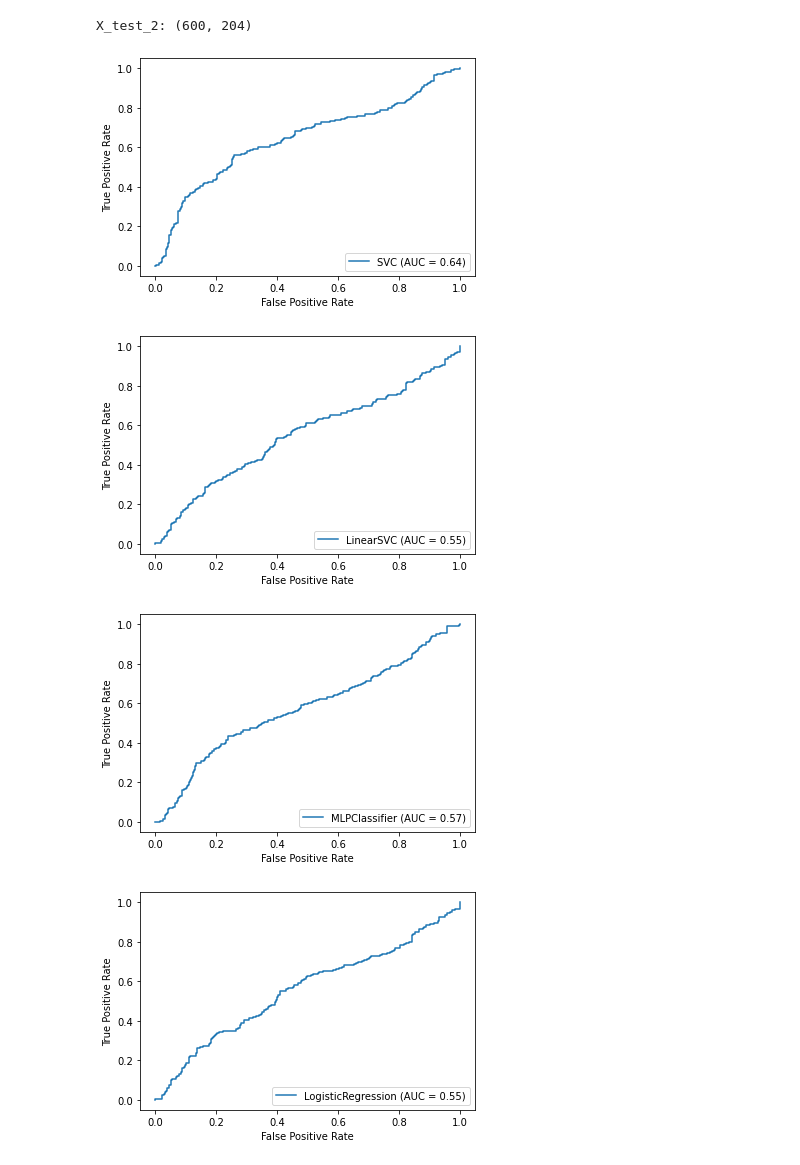
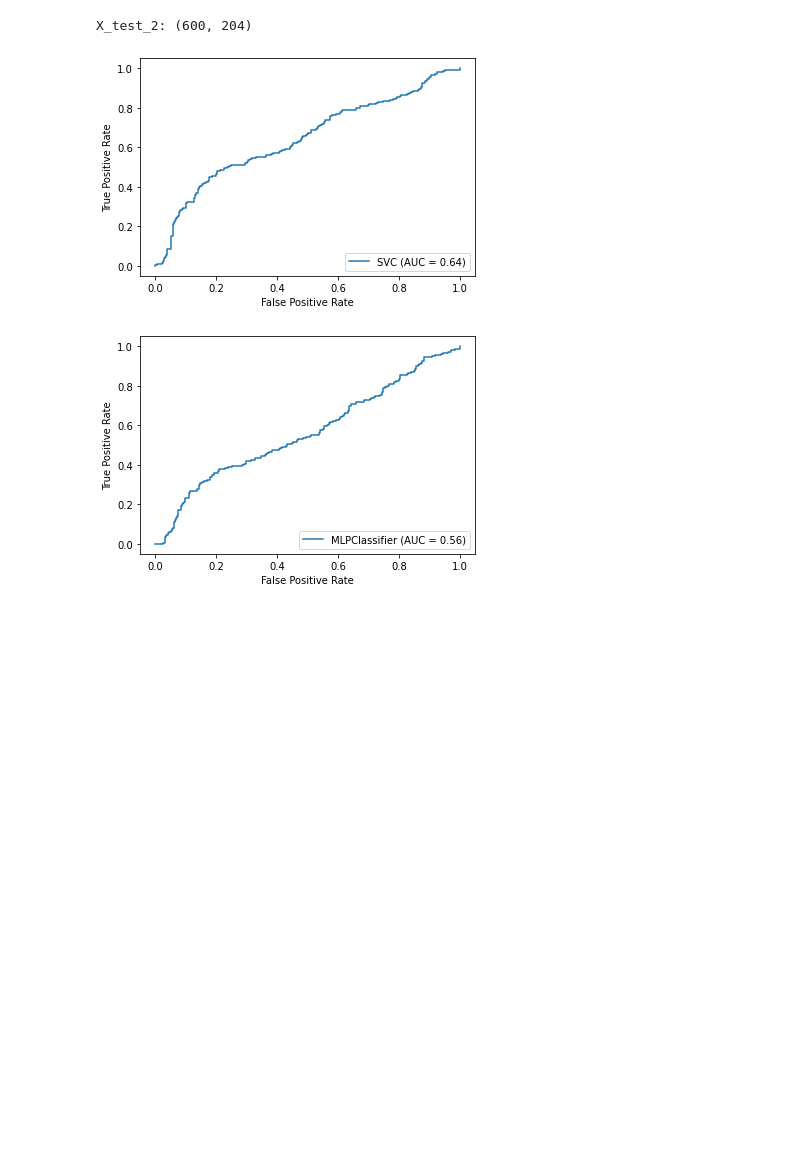
Before and after one commit to antcc/practicas-biometria, a Jupyter notebook: DeepFakes/Task1-2.ipynb, the cells around one changed output. Drawn from its saved outputs; the diff is of its cells as text; code cells hidden in the pictures; blank space fills up the shorter version.

```diff
--- a/DeepFakes/Task1-2.ipynb
+++ b/DeepFakes/Task1-2.ipynb
@@ -365,11 +382,13 @@ for (model, name), params in zip(models, params_lst):
     start = time.time()
     gs.fit(X, y)
     best = gs.best_estimator_
+    auc_val = gs.best_score_
     auc_test = gs.score(X_test[:, idx], y_test)
     acc_test = best.score(X_test[:, idx], y_test)
     end = time.time() - start
 
     print(f"[{name}] AUC Test: {auc_test:.4f}")
+    print(f"[{name}] AUC Validation: {auc_val:.4f}")
     print(f"[{name}] Acc Test: {acc_test:.4f}")
     print(f"[{name}] Time: {end:.4f}s")
     print(best)
@@ -435,12 +453,9 @@ np.savez('data2', X_test=X_test_2, y_test=y_test_2)
 data2 = np.load('data2.npz')
 X_test_2, y_test_2 = data2['X_test'], data2['y_test']
 # %%
-for model in best_models:
+for model in [best_models[0], best_models[2]]:
     plot_roc_curve(model, X_test_2[:, idx], y_test_2,
                    name=model['clf'].__class__.__name__)
-    plt.show()
 # %% [output]
-[figure, old version]
+[figure, new version]
-[figure, old version]
+[figure, new version]
-[figure, removed]
-[figure, removed]
```
Also changed, not shown: parts of 5 cells of this notebook.
